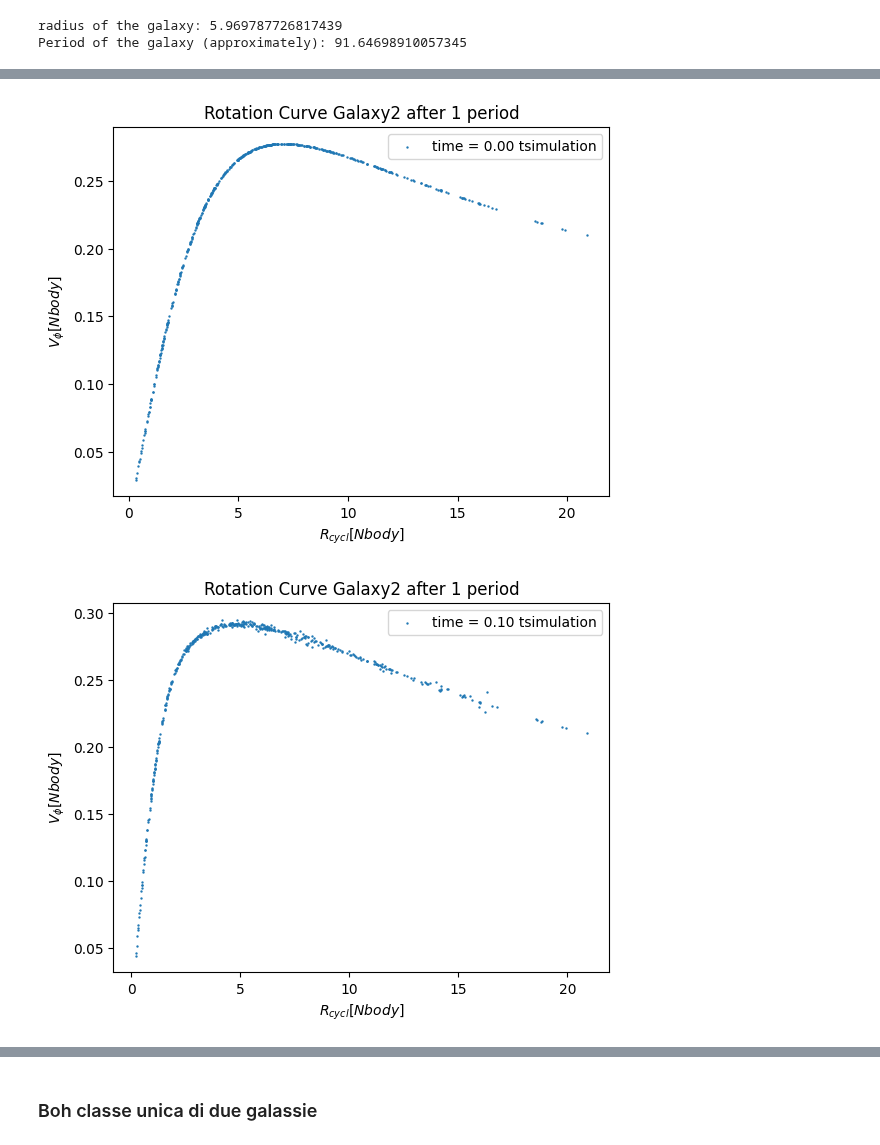
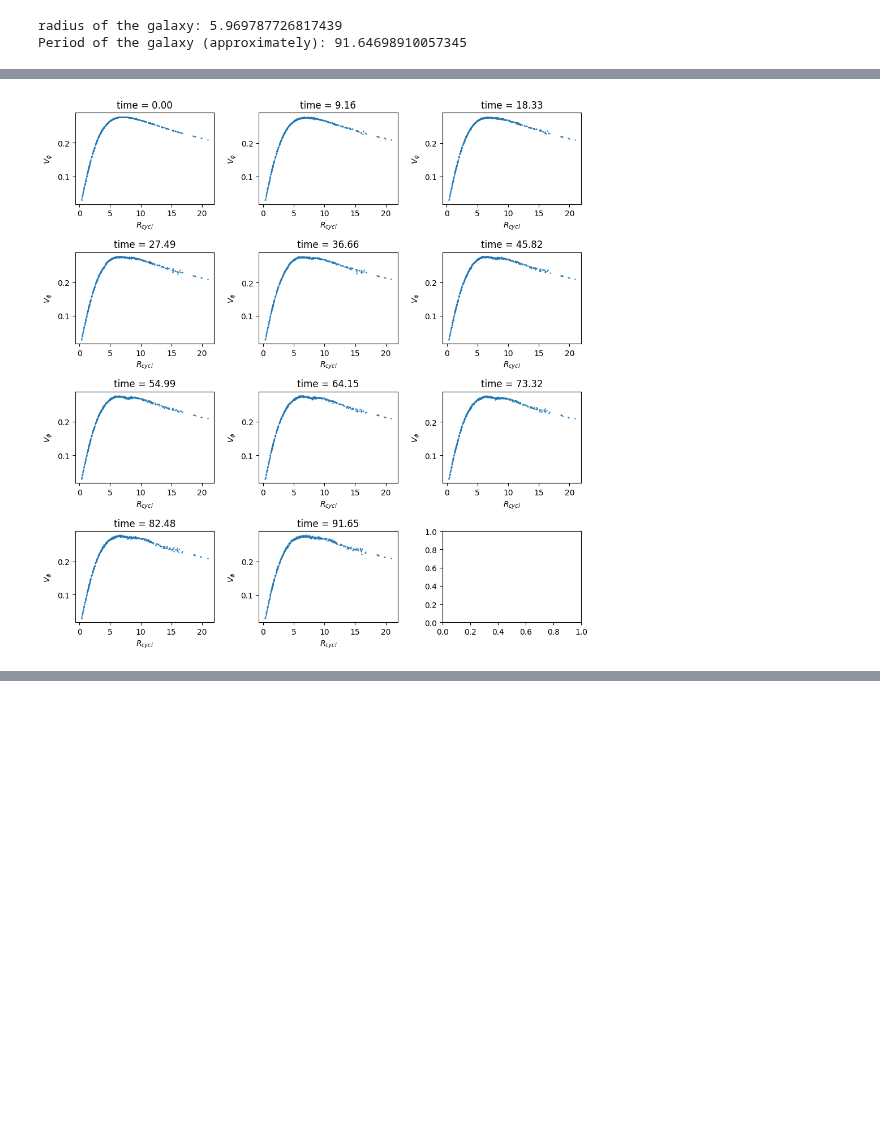
Before and after one commit to giadaaggio/compastro_23, a Jupyter notebook: GAMALOS/gamalos_marco.ipynb, the cells around one changed output, grey strips where cells are left out. Cells and saved outputs as stored; diff of their text form; code cells hidden in the pictures; blank space fills up the shorter version.

```diff
--- a/GAMALOS/gamalos_marco.ipynb
+++ b/GAMALOS/gamalos_marco.ipynb
@@ -266,13 +266,20 @@ print(Galaxy1_time.shape)
 (2001, 499)
 (2001,)
 # %%
+fig, axs = plt.subplots(4, 3, figsize=(10,10))
+
+i_plot = 0
 for i in range(0, len(Galaxy1_time), int(len(Galaxy1_time)/10)):
+    ax = axs.flatten()[i_plot]
     time_prov = (i*h)/tsimulation
-    plt.scatter(Galaxy1_Rcyl[i], Galaxy1_Vphi[i], s=0.5, label=f'time = {time_prov:.2f} tsimulation')
+    ax.scatter(Galaxy1_Rcyl[i,:], Galaxy1_Vphi[i,:], s=0.5)
 
-    plt.xlabel('$R_{cycl} [Nbody]$')
-    plt.ylabel('$V_{\phi} [Nbody]$')
-    plt.title('Rotation Curve Galaxy1 after 1 period')
-    plt.legend(loc='best')
-    plt.show()
+    ax.set_xlabel('$R_{cycl}$')
+    ax.set_ylabel('$V_{\phi}$')
+    ax.set_title(f'time = {Galaxy1_time[i]:.2f}')
+
+    i_plot += 1
+
+plt.tight_layout()
+plt.show()
 # %% [output]
@@ -371,13 +368,19 @@ plt.show()
 # %%
+fig, axs = plt.subplots(4, 3, figsize=(10,10))
+
+i_plot = 0
 for i in range(0, len(Galaxy2_time), int(len(Galaxy2_time)/10)):
+    ax = axs.flatten()[i_plot]
     time_prov = (i*h)/tsimulation
-    plt.scatter(Galaxy2_Rcyl[i], Galaxy2_Vphi[i], s=0.5, label=f'time = {time_prov:.2f} tsimulation')
+    ax.scatter(Galaxy2_Rcyl[i,:], Galaxy2_Vphi[i,:], s=0.5)
 
-    plt.xlabel('$R_{cycl} [Nbody]$')
-    plt.ylabel('$V_{\phi} [Nbody]$')
-    plt.title('Rotation Curve Galaxy2 after 1 period')
-    plt.legend(loc='best')
-    plt.show()
+    ax.set_xlabel('$R_{cycl}$')
+    ax.set_ylabel('$V_{\phi}$')
+    ax.set_title(f'time = {Galaxy2_time[i]:.2f}')
+
+    i_plot += 1
+
+plt.tight_layout()
+plt.show()
 # %% [output]
-[figure, old version]
+[figure, new version]
-[figure, removed]
@@ -393,2 +386,0 @@ for i in range(0, len(Galaxy2_time), int(len(Galaxy2_time)/10)):
-# %% [markdown]
-### Boh classe unica di due galassie
```
Also changed, not shown: parts of 13 cells of this notebook.
